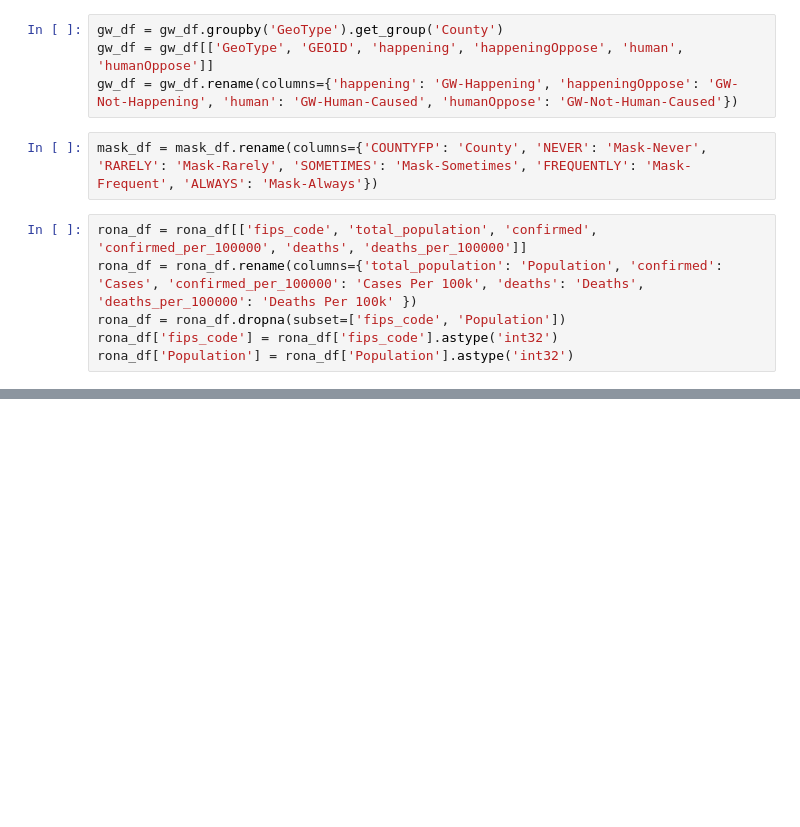
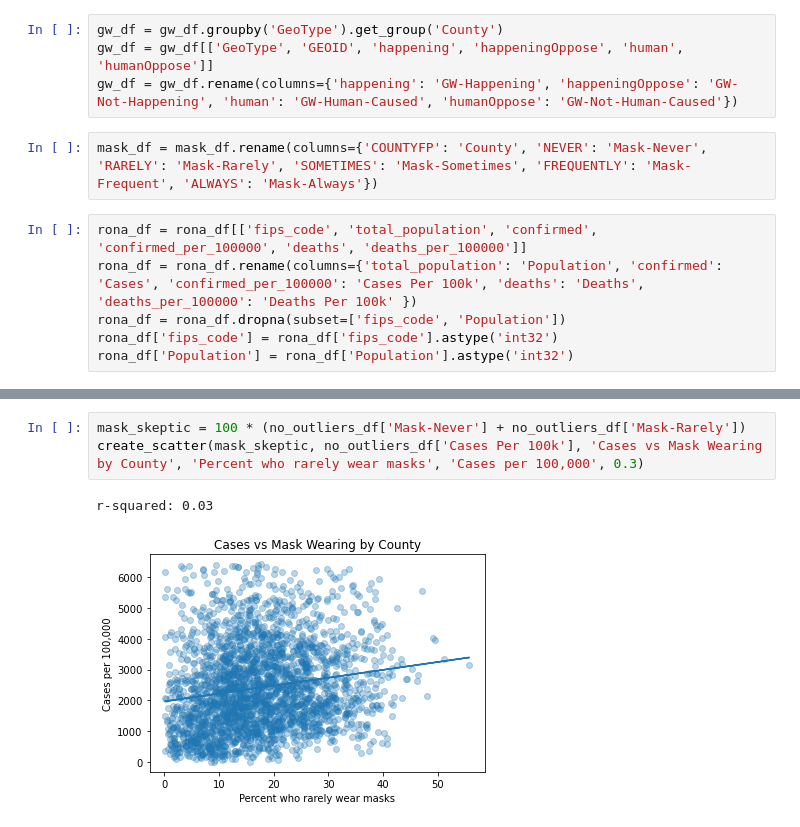
Before and after one commit to teresaflicek/Covid19-Societal-Impacts, a Jupyter notebook: analysis/science/science_beliefs.ipynb, the cells around one changed output, grey strips where cells are left out. Drawn from its saved outputs; the diff is of its cells as text; blank space fills up the shorter version.

```diff
--- a/analysis/science/science_beliefs.ipynb
+++ b/analysis/science/science_beliefs.ipynb
@@ -69,0 +109,6 @@ r-squared: 0.183
+# %%
+mask_skeptic = 100 * (no_outliers_df['Mask-Never'] + no_outliers_df['Mask-Rarely'])
+create_scatter(mask_skeptic, no_outliers_df['Cases Per 100k'], 'Cases vs Mask Wearing by County', 'Percent who rarely wear masks', 'Cases per 100,000', 0.3)
+# %% [output]
+r-squared: 0.03
+[figure, added]
```
Also changed, not shown: parts of 10 cells of this notebook.
